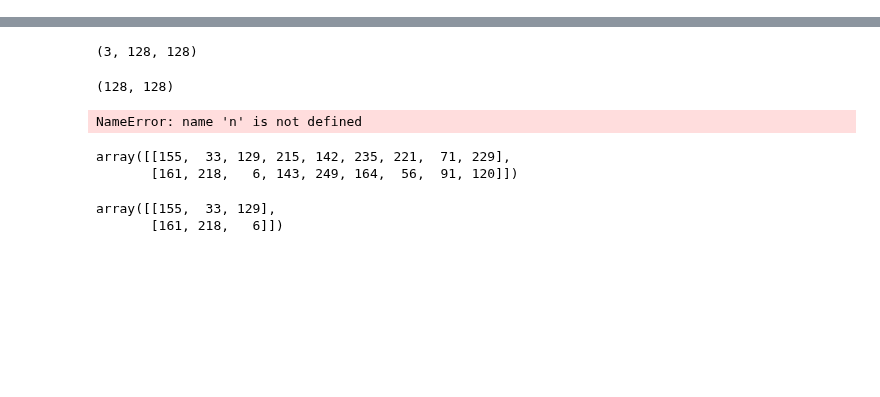
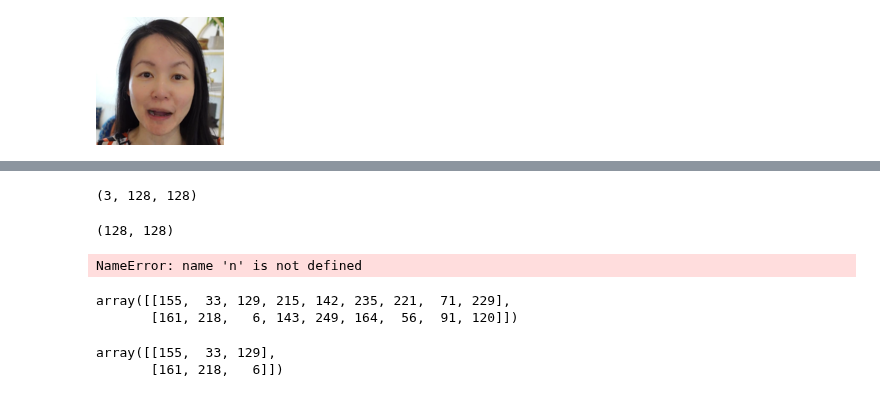
Before and after one commit to AhmedGamal411/DiffusionSpeech2Face, a Jupyter notebook: blurranimage.ipynb, the cells around one changed output, grey strips where cells are left out. Saved outputs shown, nothing was run; the diff lists cells and outputs as text; code cells hidden in the pictures; blank space fills up the shorter version.

```diff
--- a/blurranimage.ipynb
+++ b/blurranimage.ipynb
@@ -1,29 +1,32 @@
 # %%
 # Importing Image class from PIL module
 from PIL import Image,ImageFilter
 
 # Opens a image in RGB mode
-im = Image.open(r"12.png").convert('RGB')
+im = Image.open(r"a15.png").convert('RGB')
 
 # Blurring the image
 #im1 = im.filter(ImageFilter.BoxBlur(14)) # 4 to 14
 #im2 = im.filter(ImageFilter.GaussianBlur(5)) # 2 to 6
 
 im = im.resize((128,128))
 
 import random
 #im3 = im.filter(ImageFilter.BoxBlur(random.randint(2, 7))).filter(
 #           ImageFilter.GaussianBlur(random.randint(1, 3)))
 
 #im3 = im.filter(ImageFilter.BoxBlur(random.randint(1, 5)))
 
 #im3 = im.filter(ImageFilter.GaussianBlur(random.randint(1, 3)))
 
-im3 = im.filter(ImageFilter.BoxBlur(random.randint(1, 2))).filter(
-           ImageFilter.GaussianBlur(random.randint(1, 1)))
+#im3 = im.filter(ImageFilter.BoxBlur(random.randint(1, 2))).filter(
+#           ImageFilter.GaussianBlur(random.randint(1, 1)))
 
 
-
+im3 = im
 #im1.save("a2.jpeg")
 #im2.save("a3.jpeg")
 im3.save("a12.png")
+im3
+# %% [output]
+[figure, added]
```
Also changed, not shown: parts of 3 cells of this notebook, 9 other files.
